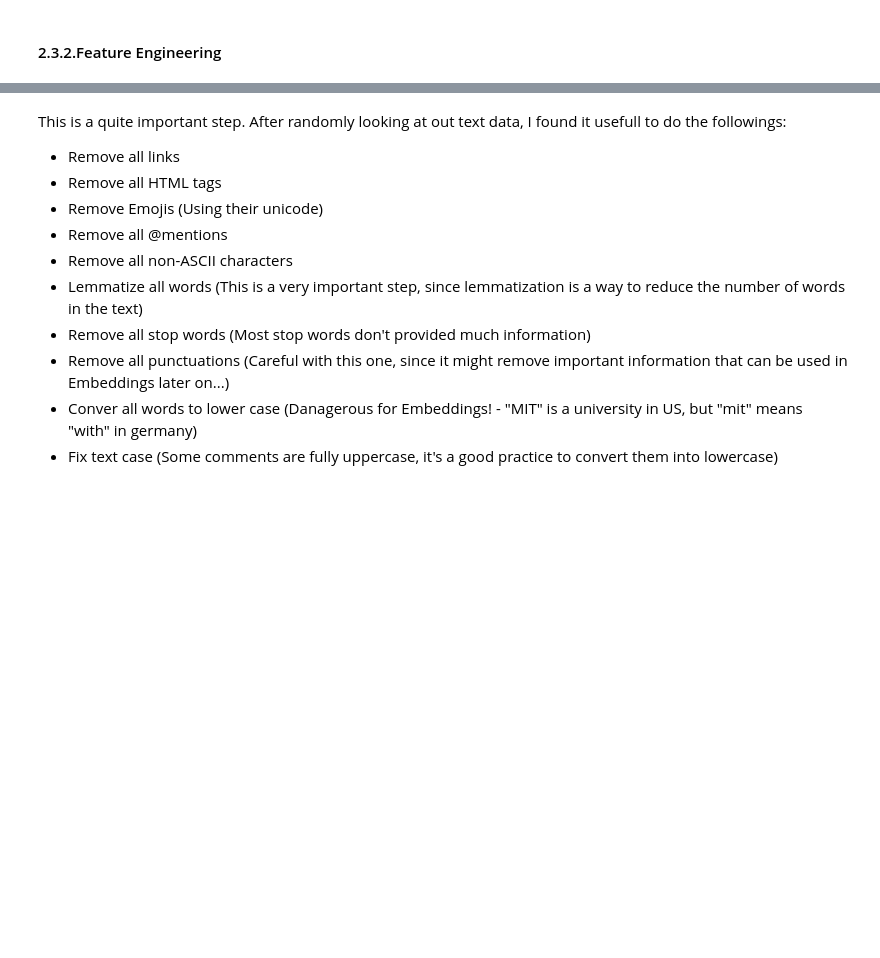
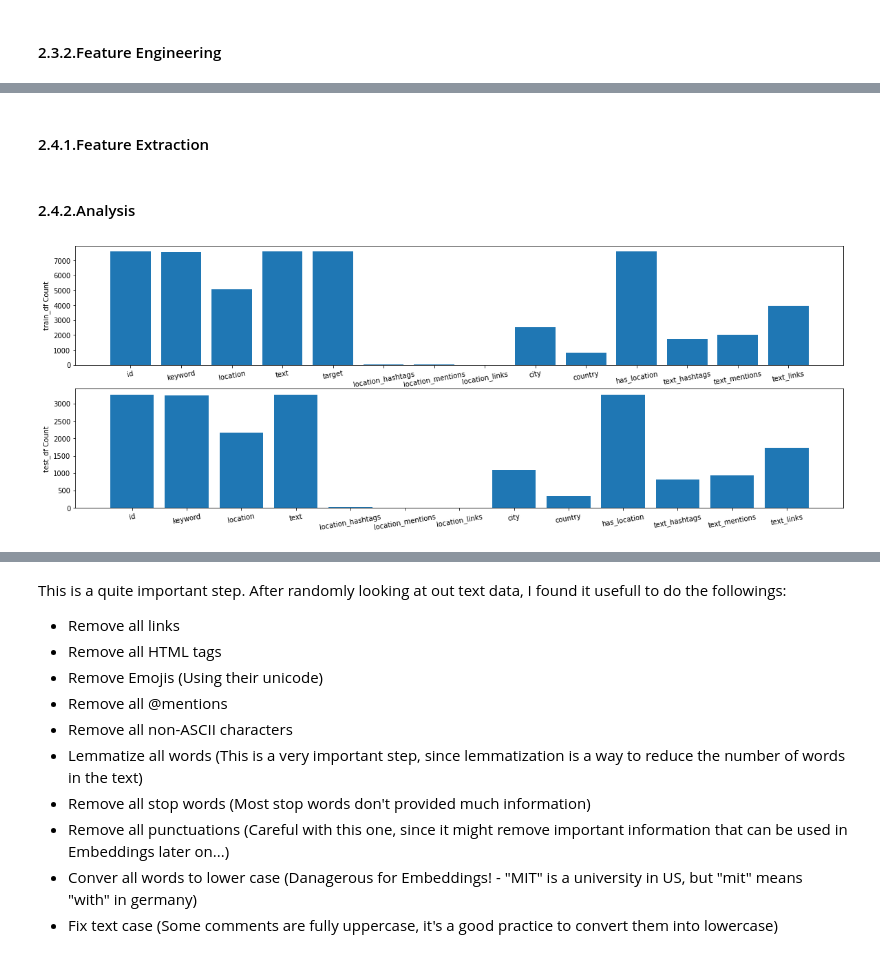
Before and after one commit to keivanipchihagh/NLP-with-Disaster-Tweets, a Jupyter notebook: NLP with Disaster Tweets.ipynb, the cells around one changed output, grey strips where cells are left out. Drawn from its saved outputs; the diff is of its cells as text; code cells hidden in the pictures; blank space fills up the shorter version.

```diff
--- a/NLP with Disaster Tweets.ipynb
+++ b/NLP with Disaster Tweets.ipynb
@@ -284,0 +324,2 @@ plt.show()
+# %% [markdown]
+#### 2.4.1.Feature Extraction
@@ -284,0 +338,25 @@ plt.show()
+# %% [markdown]
+#### 2.4.2.Analysis
+# %%
+# Get counts
+train_feature_counts = train_df.count()
+test_feature_counts = test_df.count()
+
+fig, axs = plt.subplots(nrows = 2, ncols = 1, figsize = (20, 7))
+
+# train_df
+axs[0].set_ylabel('train_df Count')
+axs[0].bar(train_feature_counts.keys(), train_feature_counts.values)
+
+# test_df
+axs[1].set_ylabel('test_df Count')
+axs[1].bar(test_feature_counts.keys(), test_feature_counts.values)
+
+# Rotate axis
+for ax in axs:
+    plt.sca(ax)
+    plt.xticks(rotation = 10)
+
+plt.show()
+# %% [output]
+[figure, added]
```
Also changed, not shown: parts of 30 cells of this notebook.
